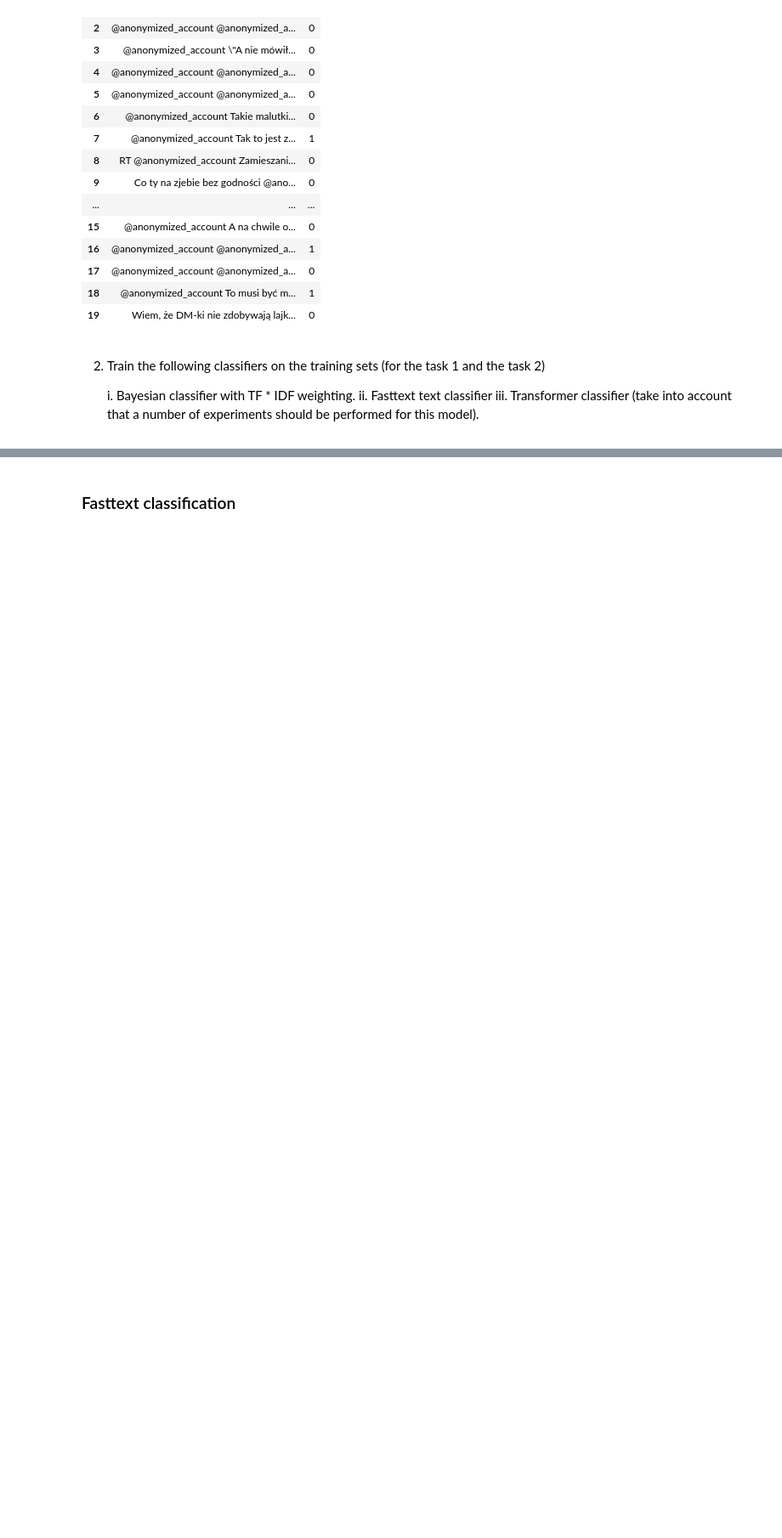
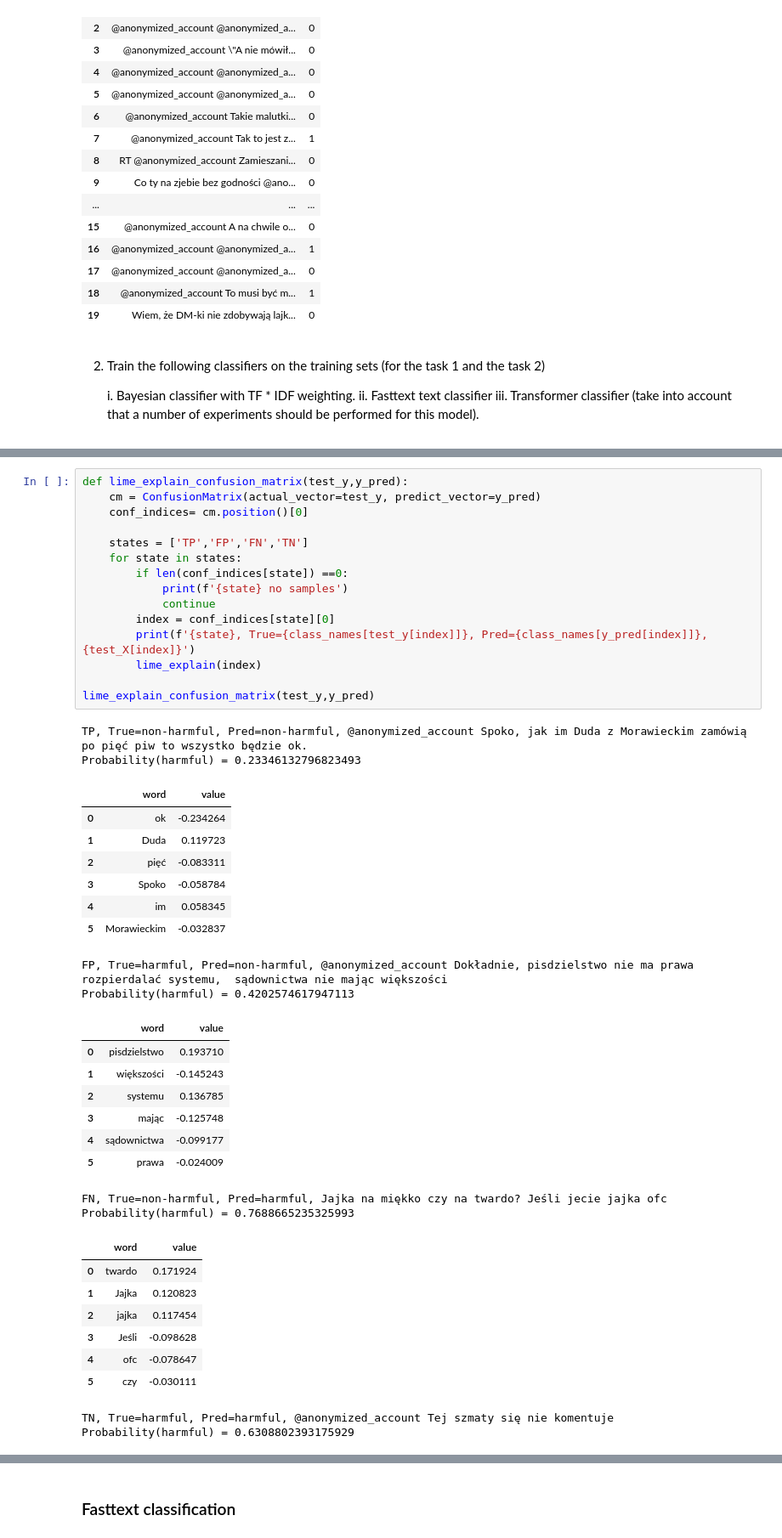
Before and after one commit to sgrzegorz/natural-language-processing, a Jupyter notebook: 07_text_classification_cyberbulling/cyberbulling.ipynb, the cells around one changed output, grey strips where cells are left out. Shown at 85% size. Saved outputs shown, nothing was run; the diff lists cells and outputs as text; blank space fills up the shorter version.

```diff
--- a/07_text_classification_cyberbulling/cyberbulling.ipynb
+++ b/07_text_classification_cyberbulling/cyberbulling.ipynb
@@ -248,0 +199,45 @@ array([0])
+# %%
+def lime_explain_confusion_matrix(test_y,y_pred):
+    cm = ConfusionMatrix(actual_vector=test_y, predict_vector=y_pred)
+    conf_indices= cm.position()[0]
+
+    states = ['TP','FP','FN','TN']
+    for state in states:
+        if len(conf_indices[state]) ==0:
+            print(f'{state} no samples')
+            continue
+        index = conf_indices[state][0]
+        print(f'{state}, True={class_names[test_y[index]]}, Pred={class_names[y_pred[index]]}, {test_X[index]}')
+        lime_explain(index)
+
+lime_explain_confusion_matrix(test_y,y_pred)
+# %% [output]
+TP, True=non-harmful, Pred=non-harmful, @anonymized_account Spoko, jak im Duda z Morawieckim zamówią po pięć piw to wszystko będzie ok.
+Probability(harmful) = 0.23346132796823493
+|  | word | value |
+| 0 | ok | -0.234264 |
+| 1 | Duda | 0.119723 |
+| 2 | pięć | -0.083311 |
+| 3 | Spoko | -0.058784 |
+| 4 | im | 0.058345 |
+| 5 | Morawieckim | -0.032837 |
+FP, True=harmful, Pred=non-harmful, @anonymized_account Dokładnie, pisdzielstwo nie ma prawa rozpierdalać systemu,  sądownictwa nie mając większości
+Probability(harmful) = 0.4202574617947113
+|  | word | value |
+| 0 | pisdzielstwo | 0.193710 |
+| 1 | większości | -0.145243 |
+| 2 | systemu | 0.136785 |
+| 3 | mając | -0.125748 |
+| 4 | sądownictwa | -0.099177 |
+| 5 | prawa | -0.024009 |
+FN, True=non-harmful, Pred=harmful, Jajka na miękko czy na twardo? Jeśli jecie jajka ofc
+Probability(harmful) = 0.7688665235325993
+|  | word | value |
+| 0 | twardo | 0.171924 |
+| 1 | Jajka | 0.120823 |
+| 2 | jajka | 0.117454 |
+| 3 | Jeśli | -0.098628 |
+| 4 | ofc | -0.078647 |
+| 5 | czy | -0.030111 |
+TN, True=harmful, Pred=harmful, @anonymized_account Tej szmaty się nie komentuje
+Probability(harmful) = 0.6308802393175929
```
Also changed, not shown: parts of 24 cells of this notebook.
